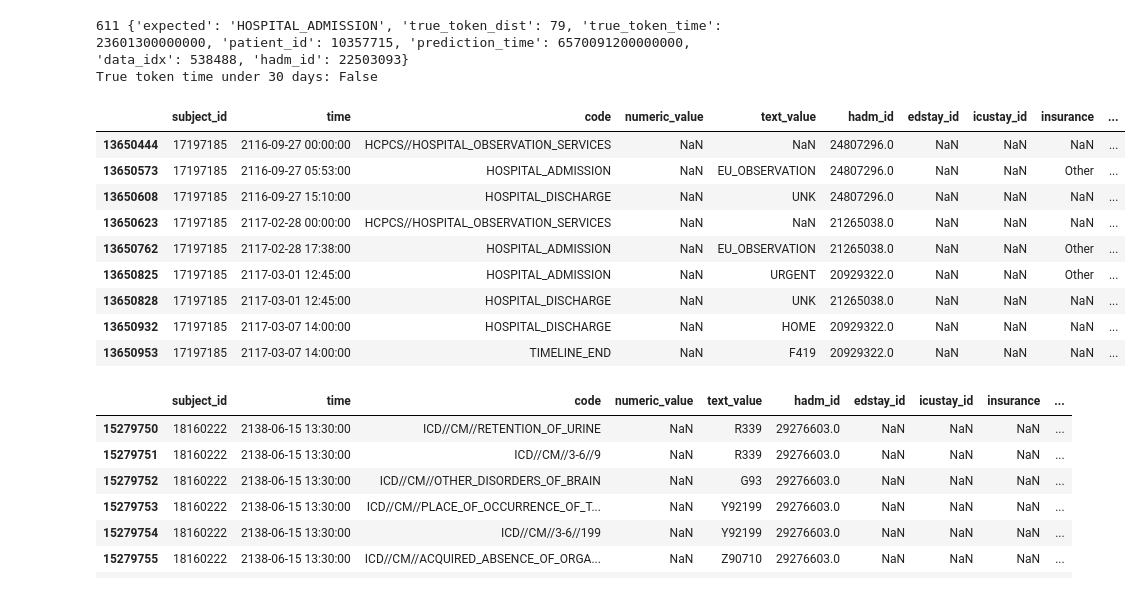
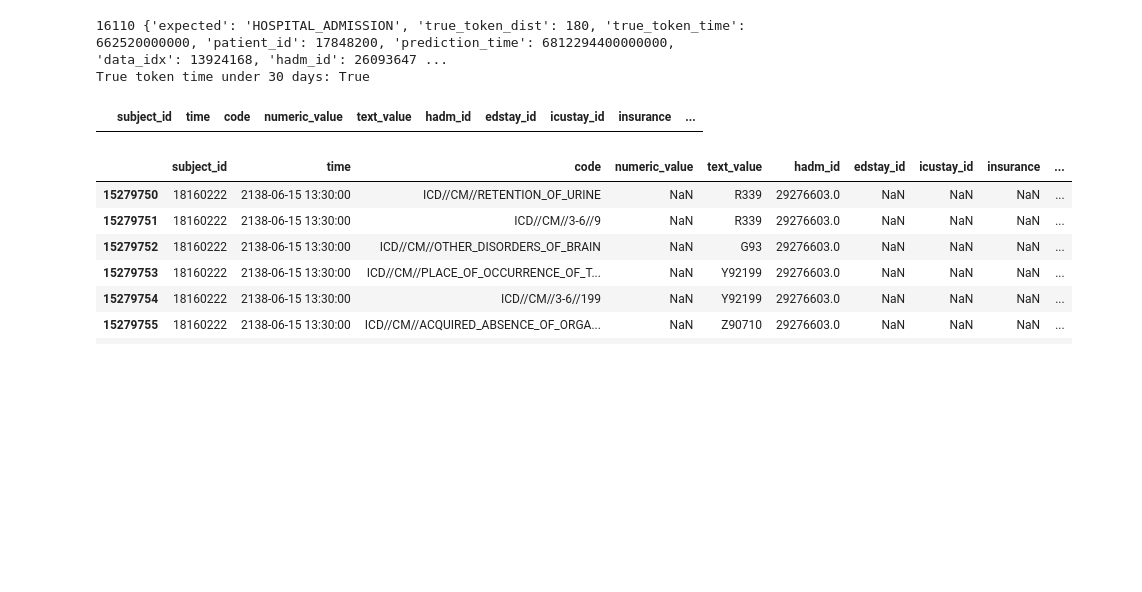
Before and after one commit to HNR1/ethos-benchmark, a Jupyter notebook: notebooks/hosp_readmission.ipynb, the cells around one changed output. Saved outputs shown, nothing was run; the diff lists cells and outputs as text; code cells hidden in the pictures; blank space fills up the shorter version.

```diff
--- a/notebooks/hosp_readmission.ipynb
+++ b/notebooks/hosp_readmission.ipynb
@@ -41,30 +44,21 @@ with open("true_ids.json", "w") as f:
     json.dump(true_ids, f)
 # %%
 for i in range(len(dataset)):
-    if dataset[i][1]['hadm_id'] == 22503093:
+    if dataset[i][1]['hadm_id'] == 26093647:
         print(i, dataset[i][1])
         print(f"True token time under 30 days: {dataset[i][1]['true_token_time'] <= (dataset.time_limit.total_seconds() * 1e6)}")
         break
 # %% [output]
-611 {'expected': 'HOSPITAL_ADMISSION', 'true_token_dist': 79, 'true_token_time': 23601300000000, 'patient_id': 10357715, 'prediction_time': 6570091200000000, 'data_idx': 538488, 'hadm_id': 22503093}
-True token time under 30 days: False
+16110 {'expected': 'HOSPITAL_ADMISSION', 'true_token_dist': 180, 'true_token_time': 662520000000, 'patient_id': 17848200, 'prediction_time': 6812294400000000, 'data_idx': 13924168, 'hadm_id': 26093647 ...
+True token time under 30 days: True
 # %%
 import pandas as pd
 df_token = pd.read_parquet(f"{path}/14_inject_time_intervals/0.parquet")
 # %%
-df_id = df_token[df_token['subject_id'].isin([17197185])]
+df_id = df_token[df_token['subject_id'].isin([13529462])]
 df_id[df_id.code.str.contains('HOSPITAL') | df_id.code.str.contains('DEATH') | df_id.code.str.contains('TIMELINE')]
 # %% [output]
 |  | subject_id | time | code | numeric_value | text_value | hadm_id | edstay_id | icustay_id | insurance | ... |
-| 13650444 | 17197185 | 2116-09-27 00:00:00 | HCPCS//HOSPITAL_OBSERVATION_SERVICES | NaN | NaN | 24807296.0 | NaN | NaN | NaN | ... |
-| 13650573 | 17197185 | 2116-09-27 05:53:00 | HOSPITAL_ADMISSION | NaN | EU_OBSERVATION | 24807296.0 | NaN | NaN | Other | ... |
-| 13650608 | 17197185 | 2116-09-27 15:10:00 | HOSPITAL_DISCHARGE | NaN | UNK | 24807296.0 | NaN | NaN | NaN | ... |
-| 13650623 | 17197185 | 2117-02-28 00:00:00 | HCPCS//HOSPITAL_OBSERVATION_SERVICES | NaN | NaN | 21265038.0 | NaN | NaN | NaN | ... |
-| 13650762 | 17197185 | 2117-02-28 17:38:00 | HOSPITAL_ADMISSION | NaN | EU_OBSERVATION | 21265038.0 | NaN | NaN | Other | ... |
-| 13650825 | 17197185 | 2117-03-01 12:45:00 | HOSPITAL_ADMISSION | NaN | URGENT | 20929322.0 | NaN | NaN | Other | ... |
-| 13650828 | 17197185 | 2117-03-01 12:45:00 | HOSPITAL_DISCHARGE | NaN | UNK | 21265038.0 | NaN | NaN | NaN | ... |
-| 13650932 | 17197185 | 2117-03-07 14:00:00 | HOSPITAL_DISCHARGE | NaN | HOME | 20929322.0 | NaN | NaN | NaN | ... |
-| 13650953 | 17197185 | 2117-03-07 14:00:00 | TIMELINE_END | NaN | F419 | 20929322.0 | NaN | NaN | NaN | ... |
 # %%
 df_token[df_token['subject_id'] == 18160222].iloc[-10:]
 # %% [output]
```
Also changed, not shown: parts of 2 cells of this notebook, 7 other files.
